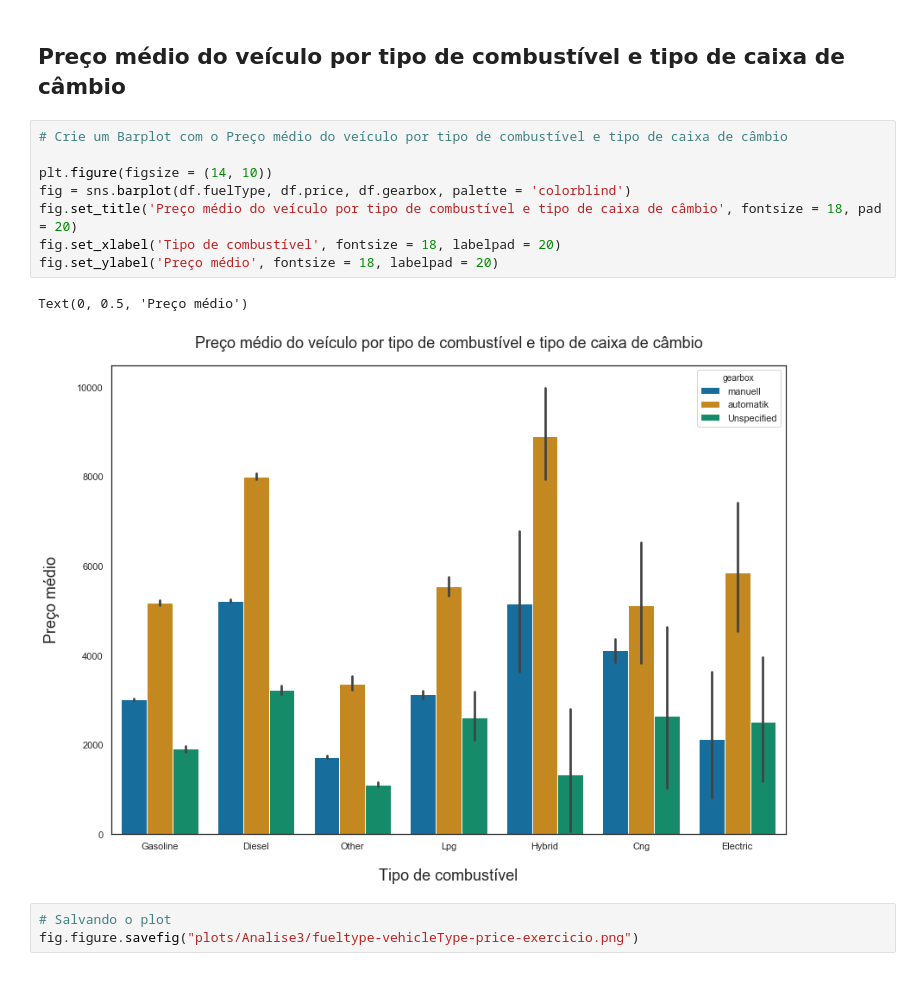
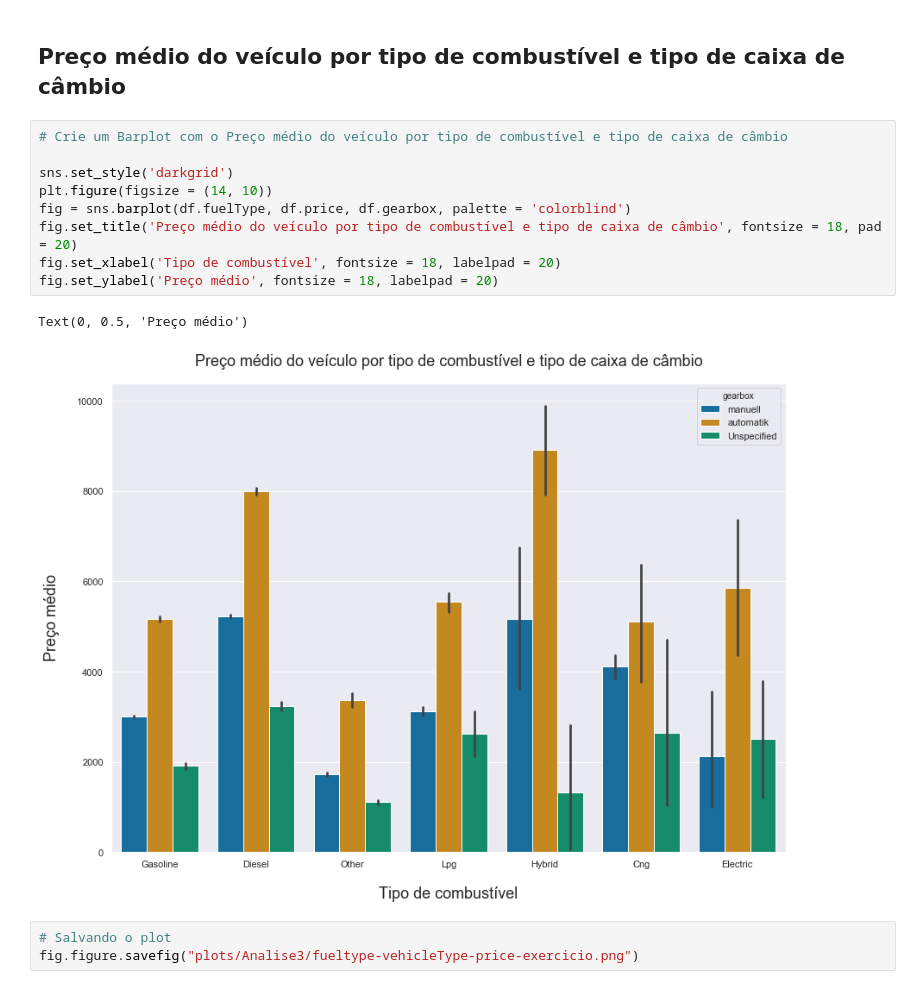
Before and after one commit to Leonardo-S95/Data-Science-Academy, a Jupyter notebook: mini-projetos/Mini-Projeto2 - Analise3.ipynb, the cells around one changed output. Drawn from its saved outputs; the diff is of its cells as text.

```diff
--- a/mini-projetos/Mini-Projeto2 - Analise3.ipynb
+++ b/mini-projetos/Mini-Projeto2 - Analise3.ipynb
@@ -27,14 +27,15 @@ df = pd.read_csv(clean_data_path,encoding = "latin-1")
 # %%
 # Crie um Barplot com o Preço médio do veículo por tipo de combustível e tipo de caixa de câmbio
 
+sns.set_style('darkgrid')
 plt.figure(figsize = (14, 10))
 fig = sns.barplot(df.fuelType, df.price, df.gearbox, palette = 'colorblind')
 fig.set_title('Preço médio do veículo por tipo de combustível e tipo de caixa de câmbio', fontsize = 18, pad = 20)
 fig.set_xlabel('Tipo de combustível', fontsize = 18, labelpad = 20)
 fig.set_ylabel('Preço médio', fontsize = 18, labelpad = 20)
 # %% [output]
 Text(0, 0.5, 'Preço médio')
-[figure, old version]
+[figure, new version]
 # %%
 # Salvando o plot
 fig.figure.savefig("plots/Analise3/fueltype-vehicleType-price-exercicio.png")
```
Also changed, not shown: parts of 1 cell of this notebook, 1 other file.
